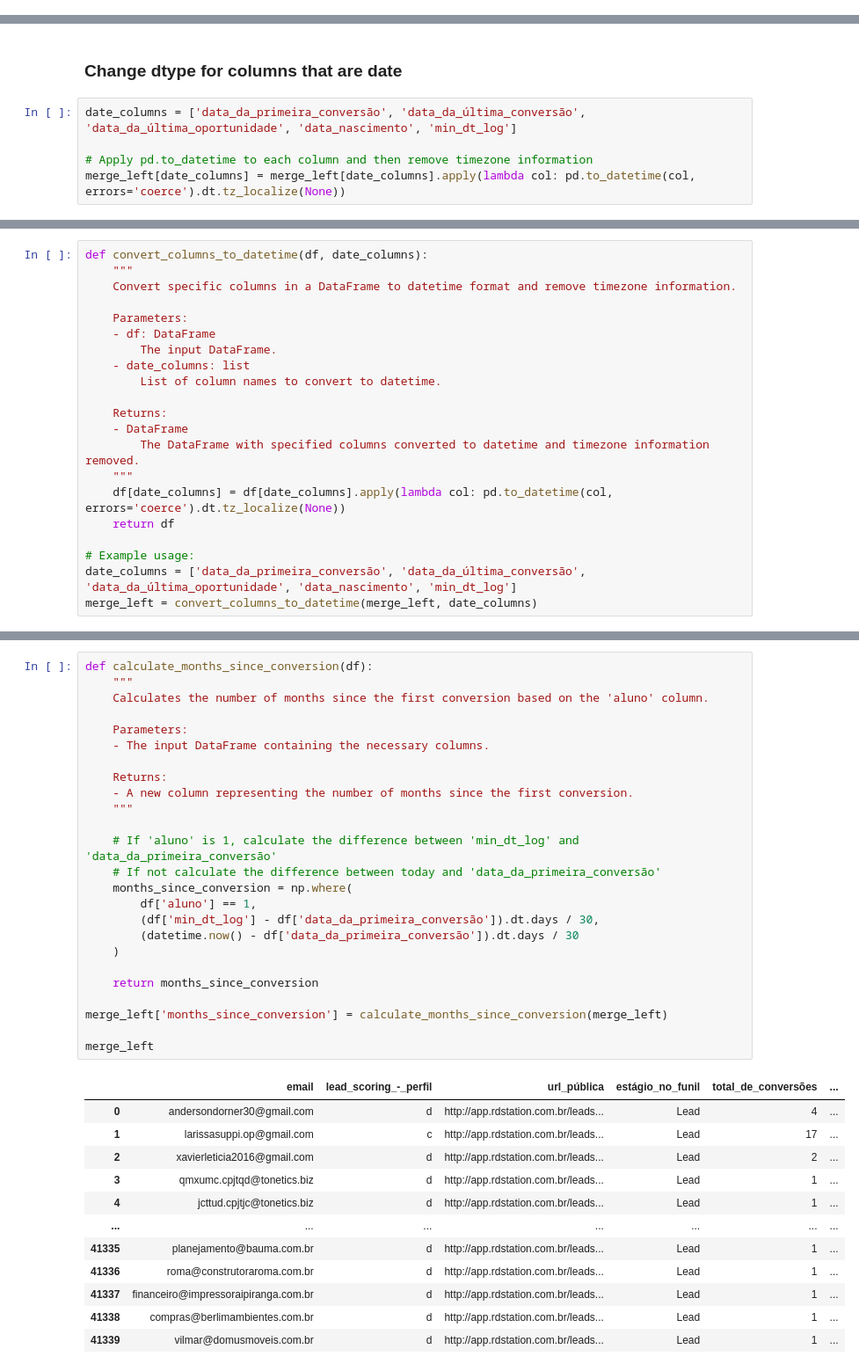
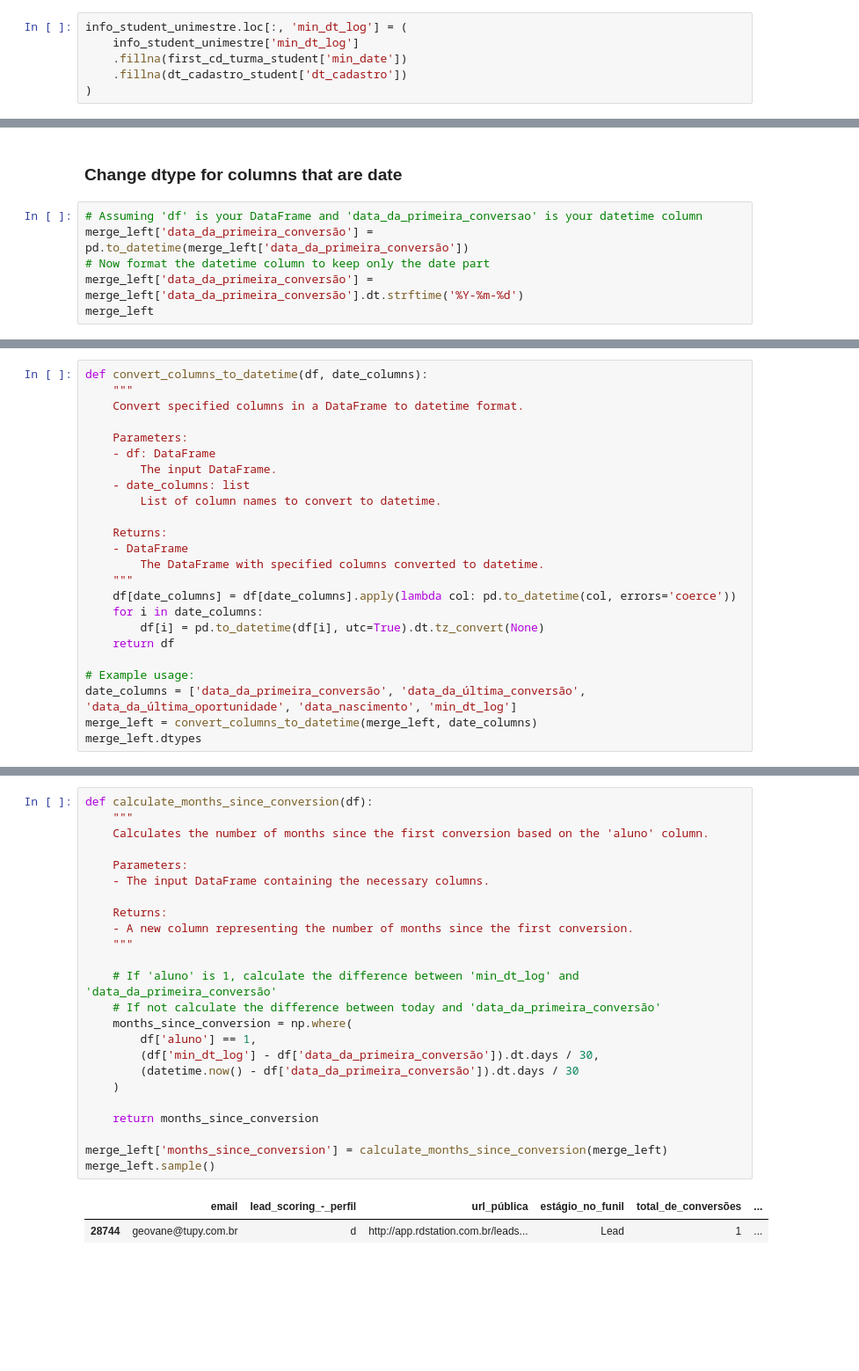
Before and after one commit to anaaristow/sustentare_analytics, a Jupyter notebook: eda_etl/transforming.ipynb, the cells around one changed output, grey strips where cells are left out. Shown at 88% size. Drawn from its saved outputs; the diff is of its cells as text; blank space fills up the shorter version.

Commit message:
With the date format right

```diff
--- a/eda_etl/transforming.ipynb
+++ b/eda_etl/transforming.ipynb
@@ -31,0 +55,6 @@ dtype: int64
+# %%
+info_student_unimestre.loc[:, 'min_dt_log'] = (
+    info_student_unimestre['min_dt_log']
+    .fillna(first_cd_turma_student['min_date'])
+    .fillna(dt_cadastro_student['dt_cadastro'])
+)
@@ -200,7 +261,8 @@ merge_left[merge_left.notna().all(axis=1)]
 # %% [markdown]
 ### Change dtype for columns that are date
-# %%
-date_columns = ['data_da_primeira_conversão', 'data_da_última_conversão', 'data_da_última_oportunidade', 'data_nascimento', 'min_dt_log']
-
-# Apply pd.to_datetime to each column and then remove timezone information
-merge_left[date_columns] = merge_left[date_columns].apply(lambda col: pd.to_datetime(col, errors='coerce').dt.tz_localize(None))
+# %%
+# Assuming 'df' is your DataFrame and 'data_da_primeira_conversao' is your datetime column
+merge_left['data_da_primeira_conversão'] = pd.to_datetime(merge_left['data_da_primeira_conversão'])
+# Now format the datetime column to keep only the date part
+merge_left['data_da_primeira_conversão'] = merge_left['data_da_primeira_conversão'].dt.strftime('%Y-%m-%d')
+merge_left
@@ -207,7 +275,7 @@ merge_left[date_columns] = merge_left[date_columns].apply(lambda col: pd.to_date
 # %%
 def convert_columns_to_datetime(df, date_columns):
     """
-    Convert specific columns in a DataFrame to datetime format and remove timezone information.
+    Convert specified columns in a DataFrame to datetime format.
 
     Parameters:
     - df: DataFrame
@@ -217,11 +285,14 @@ def convert_columns_to_datetime(df, date_columns):
 
     Returns:
     - DataFrame
-        The DataFrame with specified columns converted to datetime and timezone information removed.
+        The DataFrame with specified columns converted to datetime.
     """
-    df[date_columns] = df[date_columns].apply(lambda col: pd.to_datetime(col, errors='coerce').dt.tz_localize(None))
+    df[date_columns] = df[date_columns].apply(lambda col: pd.to_datetime(col, errors='coerce'))
+    for i in date_columns:
+        df[i] = pd.to_datetime(df[i], utc=True).dt.tz_convert(None)
     return df
 
 # Example usage:
 date_columns = ['data_da_primeira_conversão', 'data_da_última_conversão', 'data_da_última_oportunidade', 'data_nascimento', 'min_dt_log']
 merge_left = convert_columns_to_datetime(merge_left, date_columns)
+merge_left.dtypes
@@ -248,38 +319,27 @@ dtype: object
 # %%
 def calculate_months_since_conversion(df):
     """
     Calculates the number of months since the first conversion based on the 'aluno' column.
 
     Parameters:
     - The input DataFrame containing the necessary columns.
 
     Returns:
     - A new column representing the number of months since the first conversion.
     """
 
     # If 'aluno' is 1, calculate the difference between 'min_dt_log' and 'data_da_primeira_conversão'
     # If not calculate the difference between today and 'data_da_primeira_conversão'
     months_since_conversion = np.where(
         df['aluno'] == 1,
         (df['min_dt_log'] - df['data_da_primeira_conversão']).dt.days / 30,
         (datetime.now() - df['data_da_primeira_conversão']).dt.days / 30
     )
 
     return months_since_conversion
 
 merge_left['months_since_conversion'] = calculate_months_since_conversion(merge_left)
-
-merge_left
+merge_left.sample()
 # %% [output]
 |  | email | lead_scoring_-_perfil | url_pública | estágio_no_funil | total_de_conversões | ... |
-| 0 | andersondorner30@gmail.com | d | http://app.rdstation.com.br/leads... | Lead | 4 | ... |
-| 1 | larissasuppi.op@gmail.com | c | http://app.rdstation.com.br/leads... | Lead | 17 | ... |
-| 2 | xavierleticia2016@gmail.com | d | http://app.rdstation.com.br/leads... | Lead | 2 | ... |
-| 3 | qmxumc.cpjtqd@tonetics.biz | d | http://app.rdstation.com.br/leads... | Lead | 1 | ... |
-| 4 | jcttud.cpjtjc@tonetics.biz | d | http://app.rdstation.com.br/leads... | Lead | 1 | ... |
-| ... | ... | ... | ... | ... | ... | ... |
-| 41335 | planejamento@bauma.com.br | d | http://app.rdstation.com.br/leads... | Lead | 1 | ... |
-| 41336 | roma@construtoraroma.com.br | d | http://app.rdstation.com.br/leads... | Lead | 1 | ... |
-| 41337 | financeiro@impressoraipiranga.com.br | d | http://app.rdstation.com.br/leads... | Lead | 1 | ... |
-| 41338 | compras@berlimambientes.com.br | d | http://app.rdstation.com.br/leads... | Lead | 1 | ... |
-| 41339 | vilmar@domusmoveis.com.br | d | http://app.rdstation.com.br/leads... | Lead | 1 | ... |
+| 28744 | geovane@tupy.com.br | d | http://app.rdstation.com.br/leads... | Lead | 1 | ... |
```
Also changed, not shown: parts of 22 cells of this notebook, 1 other file.
